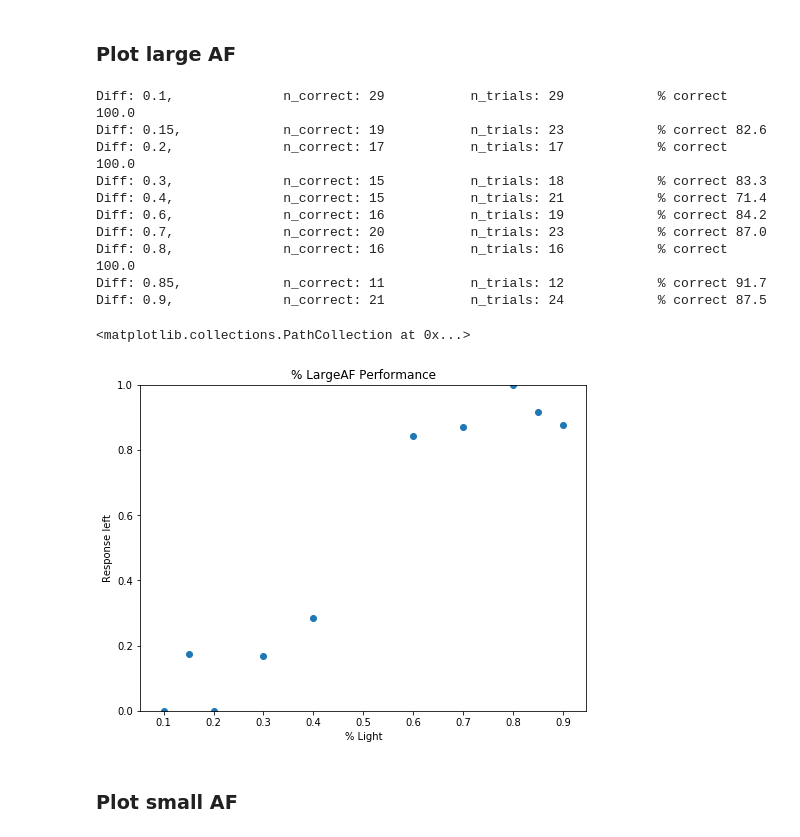
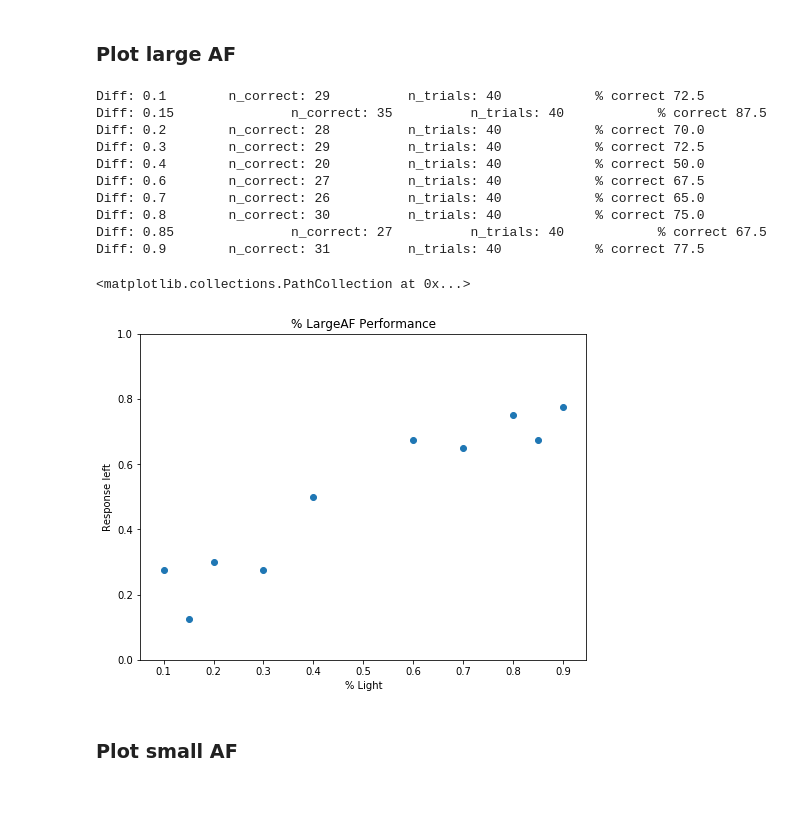
Before and after one commit to sumiyaabdi/PRF_Experiment_Checkers, a Jupyter notebook: Experiment/analysis/analysis.ipynb, the cells around one changed output. Saved outputs shown, nothing was run; the diff lists cells and outputs as text; code cells hidden in the pictures; blank space fills up the shorter version.

```diff
--- a/Experiment/analysis/analysis.ipynb
+++ b/Experiment/analysis/analysis.ipynb
@@ -40,6 +40,6 @@ f_names
 # %%
 wd = os.getcwd()
-f_names = glob.glob(f"{wd}/logs/psychophys/*/sub-002*.tsv")
+f_names = glob.glob(f"{wd}/logs/psychophys/*/sub-003*.tsv")
 all_logs = load_data(f_names)
 if 'large_prop' in all_logs.columns:
     all_logs.rename(columns = {'large_prop':'color_balance','small_prop':'fix_intensity'}, inplace = True)
@@ -99,47 +99,47 @@ Plot response light v.s. proportion light. Should increase together
 # %% [markdown]
 ### Plot large AF
 # %%
-df_l = df[(df.run == '2')]
+df_l = df[(df.run == '3')]
 df_l =  df_l.dropna(subset=['correct_l']) # drop where color balance = 0.5
 difficulties_l = sorted(df_l.color_balance.unique())
 n_correct_l = []
 n_trials_l = []
 resp_light_l = []
 
 for diff in difficulties_l:
     print(f'Diff: {diff}  \
-    \tn_correct: {len(df_l[(df_l.color_balance == diff) & (df_l.correct_l == 1)])} \
+    \t n_correct: {len(df_l[(df_l.color_balance == diff) & (df_l.correct_l == 1)])}  \
     \tn_trials: {len(df_l[df_l.color_balance == diff])} \
     \t% correct {100*len(df_l[(df_l.color_balance == diff) & (df_l.correct_l == 1)])/len(df_l[df_l.color_balance == diff]):.1f}')
     n_correct_l.append(len(df_l[(df_l.color_balance == diff) & (df_l.correct_l == 1)]))
     n_trials_l.append(len(df_l[df_l.color_balance == diff]))
 #     print(f'% Light: {diff}, \t% Response Light {round(len(df[(df.color_balance == diff) & (df.response == "right")]) / len(df[df.color_balance == diff]) *100,1)}')
     resp_light_l.append(len(df_l[(df_l.color_balance == diff) & (df_l.response == "right")]) / len(df_l[df_l.color_balance == diff]))
 
 proportions_l = np.array(n_correct_l) / np.array(n_trials_l)
 
 largeAFx, largeAFy = abs(np.array(difficulties_l)-0.5), proportions_l
 
 fig, axs = plt.subplots(1,1, figsize=(8,6))
 
 axs.set_title('% LargeAF Performance')
 axs.set_ylabel('Response left')
 axs.set_ylim(0,1)
 axs.set_xlabel('% Light')
 axs.scatter(difficulties_l,resp_light_l)
 # %% [output]
-Diff: 0.1,              n_correct: 29           n_trials: 29            % correct 100.0
-Diff: 0.15,             n_correct: 19           n_trials: 23            % correct 82.6
-Diff: 0.2,              n_correct: 17           n_trials: 17            % correct 100.0
-Diff: 0.3,              n_correct: 15           n_trials: 18            % correct 83.3
-Diff: 0.4,              n_correct: 15           n_trials: 21            % correct 71.4
-Diff: 0.6,              n_correct: 16           n_trials: 19            % correct 84.2
-Diff: 0.7,              n_correct: 20           n_trials: 23            % correct 87.0
-Diff: 0.8,              n_correct: 16           n_trials: 16            % correct 100.0
-Diff: 0.85,             n_correct: 11           n_trials: 12            % correct 91.7
-Diff: 0.9,              n_correct: 21           n_trials: 24            % correct 87.5
+Diff: 0.1        n_correct: 29          n_trials: 40            % correct 72.5
+Diff: 0.15               n_correct: 35          n_trials: 40            % correct 87.5
+Diff: 0.2        n_correct: 28          n_trials: 40            % correct 70.0
+Diff: 0.3        n_correct: 29          n_trials: 40            % correct 72.5
+Diff: 0.4        n_correct: 20          n_trials: 40            % correct 50.0
+Diff: 0.6        n_correct: 27          n_trials: 40            % correct 67.5
+Diff: 0.7        n_correct: 26          n_trials: 40            % correct 65.0
+Diff: 0.8        n_correct: 30          n_trials: 40            % correct 75.0
+Diff: 0.85               n_correct: 27          n_trials: 40            % correct 67.5
+Diff: 0.9        n_correct: 31          n_trials: 40            % correct 77.5
 <matplotlib.collections.PathCollection at 0x...>
-[figure, old version]
+[figure, new version]
 # %% [markdown]
 ### Plot small AF
 # %%
```
Also changed, not shown: parts of 5 cells of this notebook, 1 other file.
